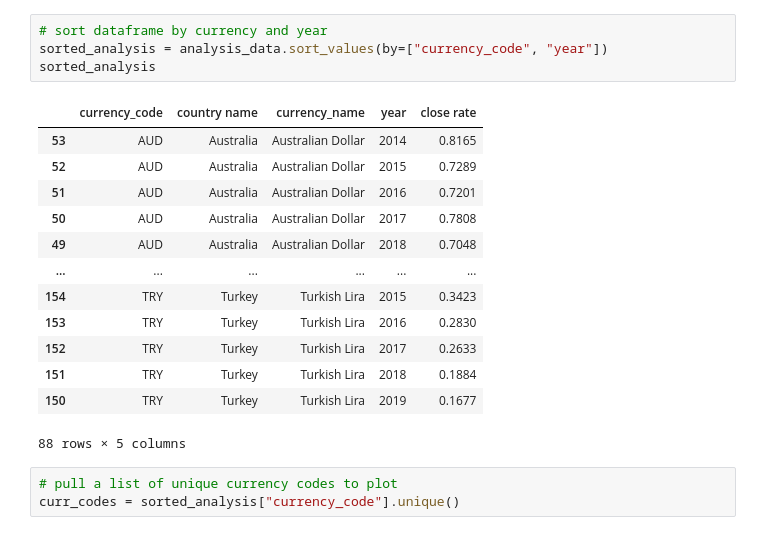
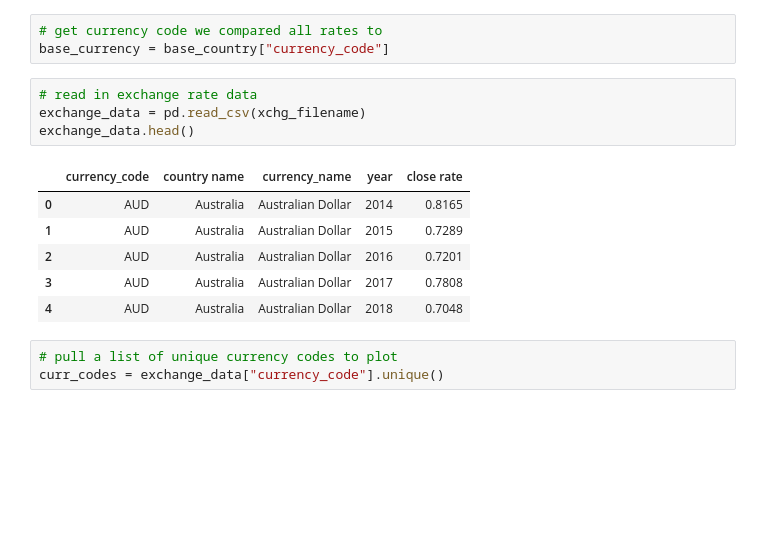
Before and after one commit to kmspitzer/Exchange-Rate-Project, a Jupyter notebook: ExchangeInflation_plots.ipynb, the cells around one changed output. Cells and saved outputs as stored; diff of their text form; blank space fills up the shorter version.

```diff
--- a/exchange_rate.ipynb
+++ b/ExchangeInflation_plots.ipynb
@@ -105,24 +14,20 @@ analysis_data.groupby("currency_code").count()
-# %%
-# sort dataframe by currency and year
-sorted_analysis = analysis_data.sort_values(by=["currency_code", "year"])
-sorted_analysis
-# %% [output]
-|  | currency_code | country name | currency_name | year | close rate |
-| 53 | AUD | Australia | Australian Dollar | 2014 | 0.8165 |
-| 52 | AUD | Australia | Australian Dollar | 2015 | 0.7289 |
-| 51 | AUD | Australia | Australian Dollar | 2016 | 0.7201 |
-| 50 | AUD | Australia | Australian Dollar | 2017 | 0.7808 |
-| 49 | AUD | Australia | Australian Dollar | 2018 | 0.7048 |
-| ... | ... | ... | ... | ... | ... |
-| 154 | TRY | Turkey | Turkish Lira | 2015 | 0.3423 |
-| 153 | TRY | Turkey | Turkish Lira | 2016 | 0.2830 |
-| 152 | TRY | Turkey | Turkish Lira | 2017 | 0.2633 |
-| 151 | TRY | Turkey | Turkish Lira | 2018 | 0.1884 |
-| 150 | TRY | Turkey | Turkish Lira | 2019 | 0.1677 |
-88 rows × 5 columns
+# %%
+# get currency code we compared all rates to
+base_currency = base_country["currency_code"]
+# %%
+# read in exchange rate data
+exchange_data = pd.read_csv(xchg_filename)
+exchange_data.head()
+# %% [output]
+|  | currency_code | country name | currency_name | year | close rate |
+| 0 | AUD | Australia | Australian Dollar | 2014 | 0.8165 |
+| 1 | AUD | Australia | Australian Dollar | 2015 | 0.7289 |
+| 2 | AUD | Australia | Australian Dollar | 2016 | 0.7201 |
+| 3 | AUD | Australia | Australian Dollar | 2017 | 0.7808 |
+| 4 | AUD | Australia | Australian Dollar | 2018 | 0.7048 |
 # %%
 # pull a list of unique currency codes to plot
-curr_codes = sorted_analysis["currency_code"].unique()
+curr_codes = exchange_data["currency_code"].unique()
 # %%
 # loop through each unique currency code
 for curr_code in curr_codes:
```
Also changed, not shown: parts of 6 cells of this notebook, 20 other files.
